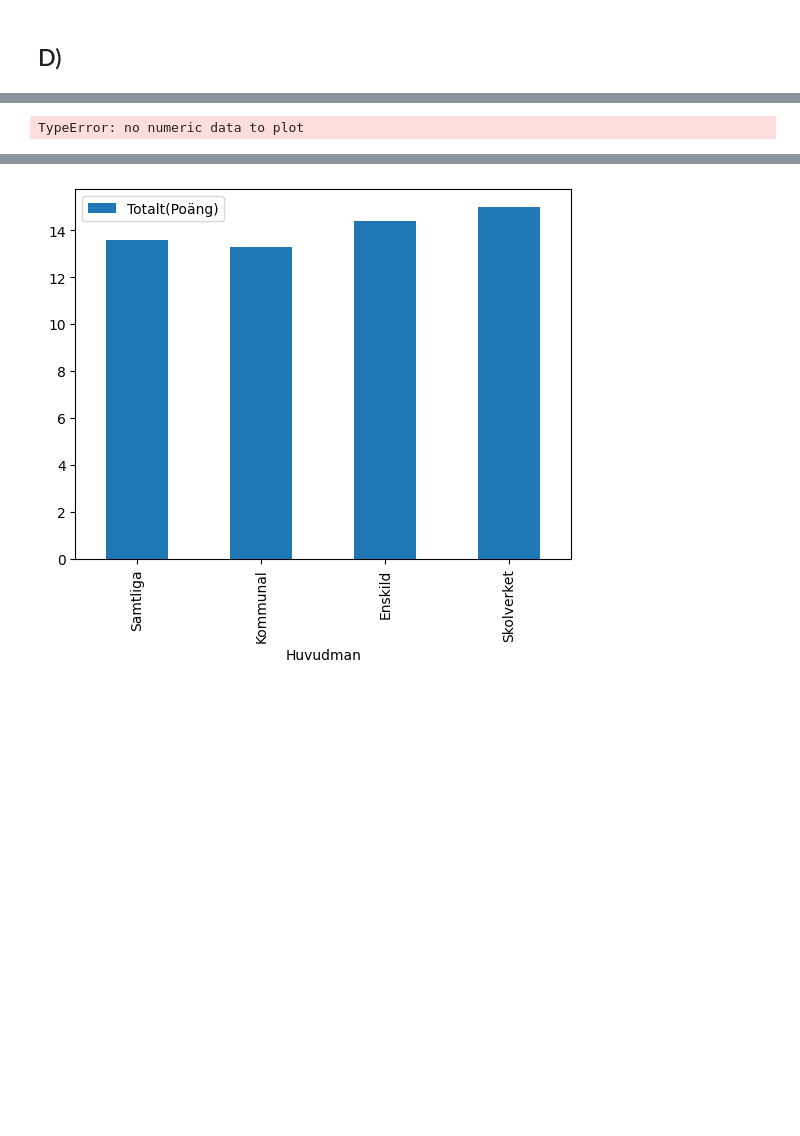
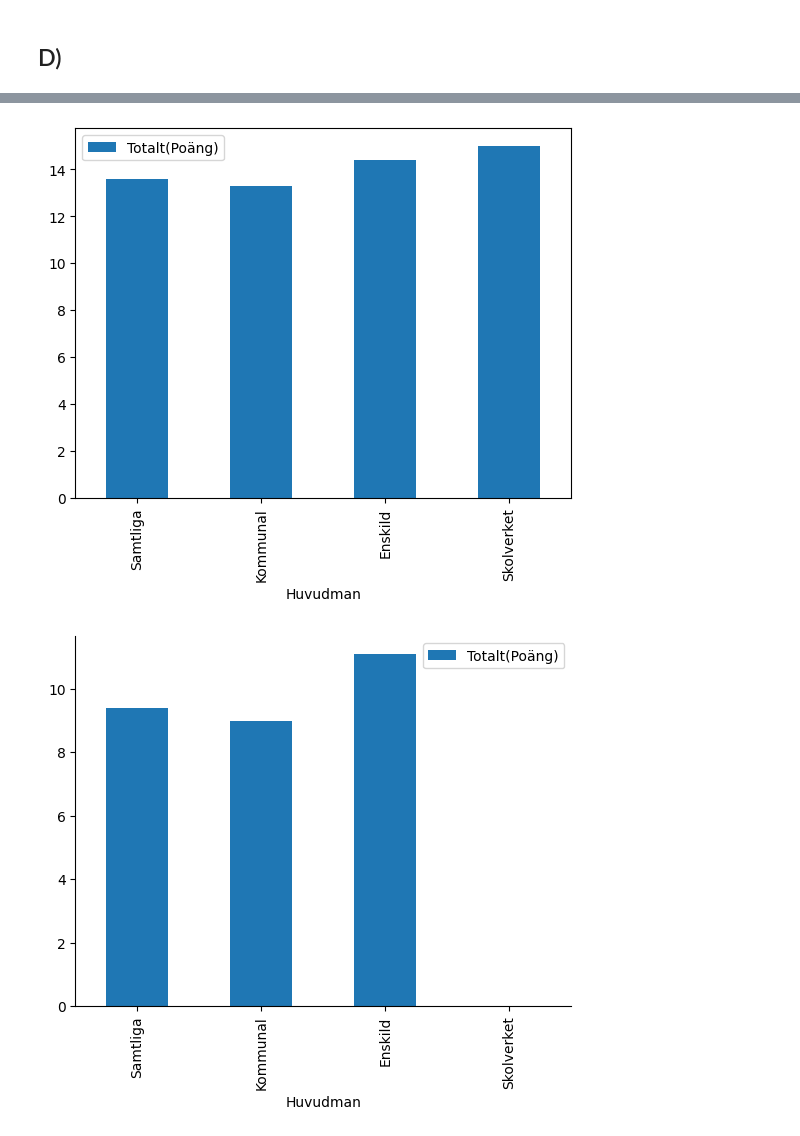
Before and after one commit to MiltonOberg/Python-Milton--sterberg-OPA23, a Jupyter notebook: Laboration2/Labb2.ipynb, the cells around one changed output, grey strips where cells are left out. Saved outputs shown, nothing was run; the diff lists cells and outputs as text; code cells hidden in the pictures; blank space fills up the shorter version.

```diff
--- a/Laboration2/Labb2.ipynb
+++ b/Laboration2/Labb2.ipynb
@@ -131,10 +134,15 @@ df_country_swedish2
 # %%
-ax_huvudman_english= df_country_english.plot(kind= "bar", x= "Huvudman", y= "Totalt(Poäng)")
-ax_huvudman_math= df_country_math.plot(kind= "bar", x= "Huvudman", y= "Totalt(Poäng)")
-ax_huvudman_swedish= df_country_swedish.plot(kind= "bar", x= "Huvudman", y= "Totalt(Poäng)")
-ax_huvudman_swedish2= df_country_swedish2.plot(kind= "bar", x= "Huvudman", y= "Totalt(Poäng)")     #vad vill chun ha för lösning på ".." vilken metod
+fig, ax= plt.subplots()
+
+ax= df_country_english.plot(kind= "bar", x= "Huvudman", y= "Totalt(Poäng)")
+ax= df_country_math.plot(kind= "bar", x= "Huvudman", y= "Totalt(Poäng)")
+ax= df_country_swedish.plot(kind= "bar", x= "Huvudman", y= "Totalt(Poäng)")
+ax= df_country_swedish2.plot(kind= "bar", x= "Huvudman", y= "Totalt(Poäng)")     #vad vill chun ha för lösning på ".." vilken metod
+
+ax.spines["top"].set_visible(False)
+ax.spines["right"].set_visible(False)
 # %% [output]
-TypeError: no numeric data to plot
 [figure]
 [figure]
 [figure]
+[figure, added]
```
Also changed, not shown: parts of 3 cells of this notebook.
